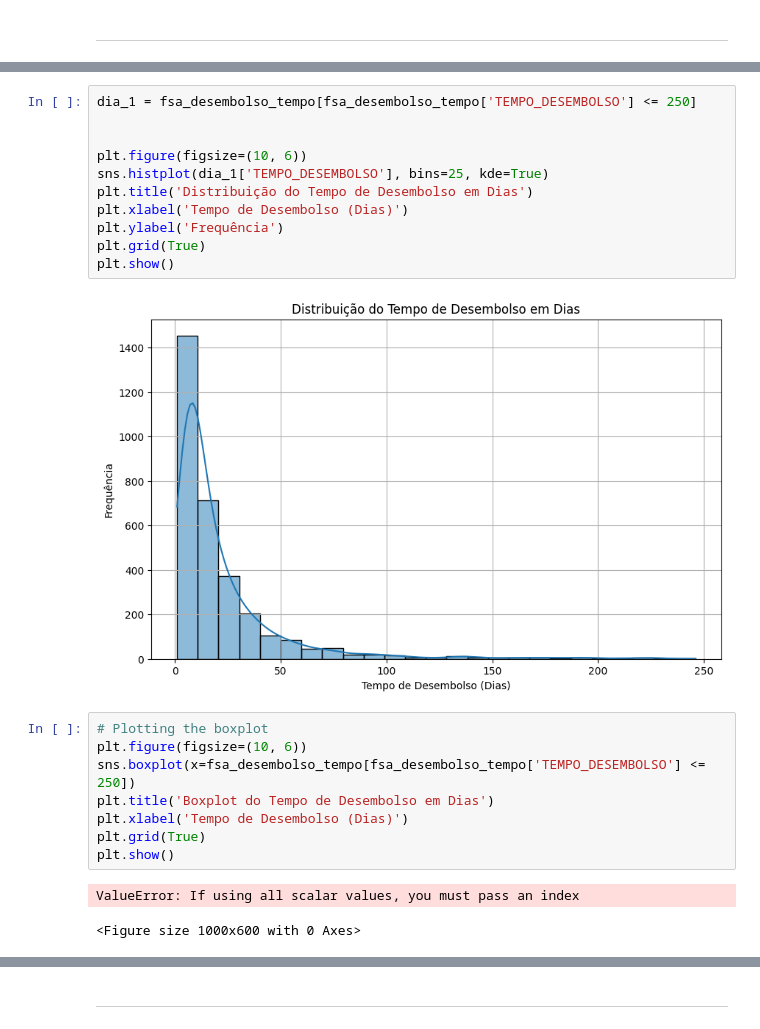
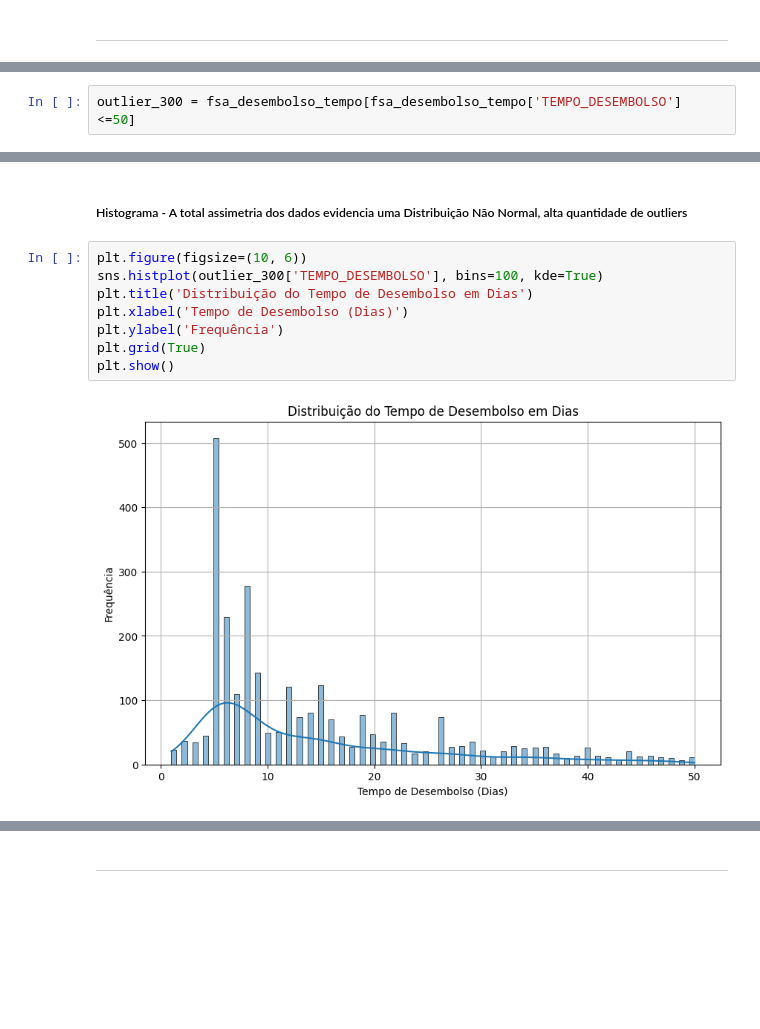
Before and after one commit to fonsecadados/AgenciaNacionalDoCinema_ANCINE, a Jupyter notebook: ANCINE_DesafiosEOportunidades.ipynb, the cells around one changed output, grey strips where cells are left out. Saved outputs shown, nothing was run; the diff lists cells and outputs as text; blank space fills up the shorter version.

```diff
--- a/ANCINE_DesafiosEOportunidades.ipynb
+++ b/ANCINE_DesafiosEOportunidades.ipynb
@@ -1339,0 +1351,2 @@ stats_tempo_desembolso('Nordeste', 100)
+# %%
+outlier_300 = fsa_desembolso_tempo[fsa_desembolso_tempo['TEMPO_DESEMBOLSO'] <=50]
@@ -1340,24 +1385,12 @@ stats_tempo_desembolso('Nordeste', 100)
+# %% [markdown]
+##### Histograma - A total assimetria dos dados evidencia uma Distribuição Não Normal, alta quantidade de outliers
 # %%
-dia_1 = fsa_desembolso_tempo[fsa_desembolso_tempo['TEMPO_DESEMBOLSO'] <= 250]
-
-
 plt.figure(figsize=(10, 6))
-sns.histplot(dia_1['TEMPO_DESEMBOLSO'], bins=25, kde=True)
+sns.histplot(outlier_300['TEMPO_DESEMBOLSO'], bins=100, kde=True)
 plt.title('Distribuição do Tempo de Desembolso em Dias')
 plt.xlabel('Tempo de Desembolso (Dias)')
 plt.ylabel('Frequência')
 plt.grid(True)
 plt.show()
 # %% [output]
-[figure, old version]
+[figure, new version]
-# %%
-# Plotting the boxplot
-plt.figure(figsize=(10, 6))
-sns.boxplot(x=fsa_desembolso_tempo[fsa_desembolso_tempo['TEMPO_DESEMBOLSO'] <= 250])
-plt.title('Boxplot do Tempo de Desembolso em Dias')
-plt.xlabel('Tempo de Desembolso (Dias)')
-plt.grid(True)
-plt.show()
-# %% [output]
-ValueError: If using all scalar values, you must pass an index
-<Figure size 1000x600 with 0 Axes>
```
Also changed, not shown: parts of 32 cells of this notebook.
